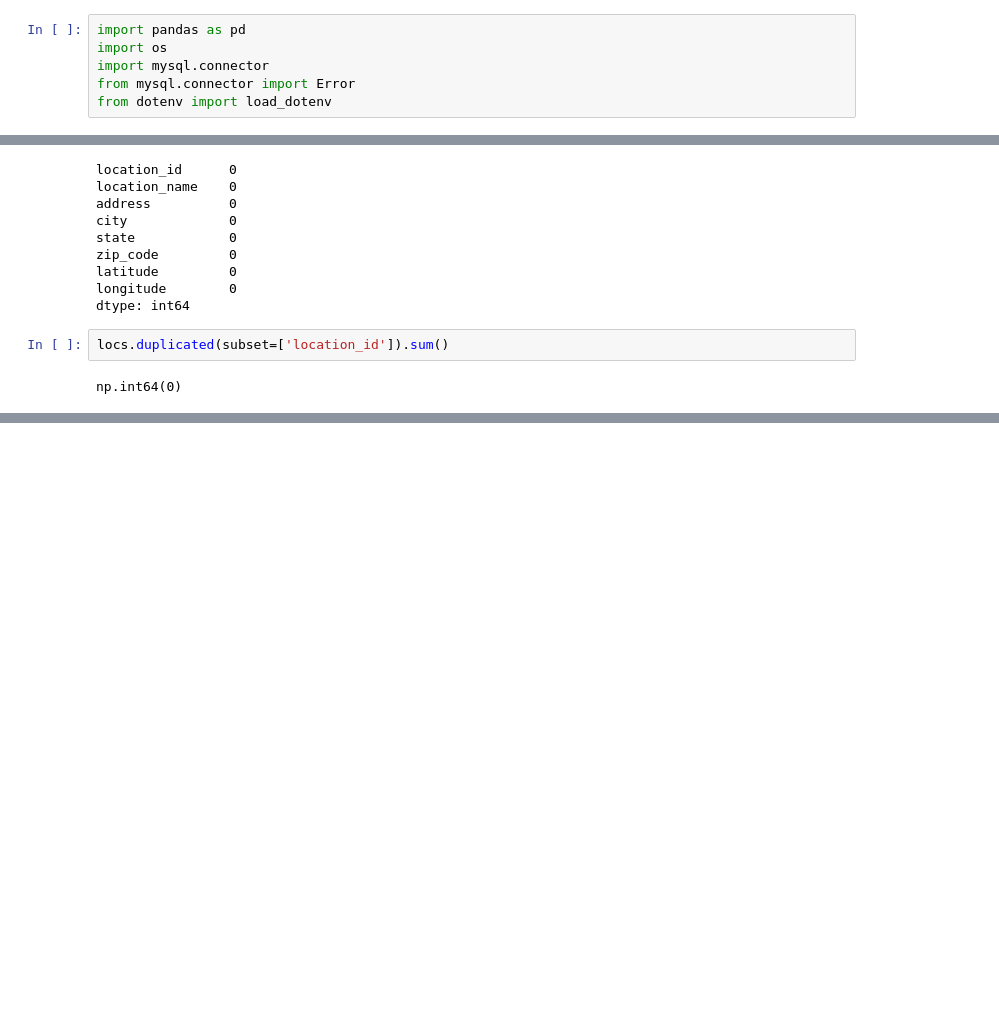
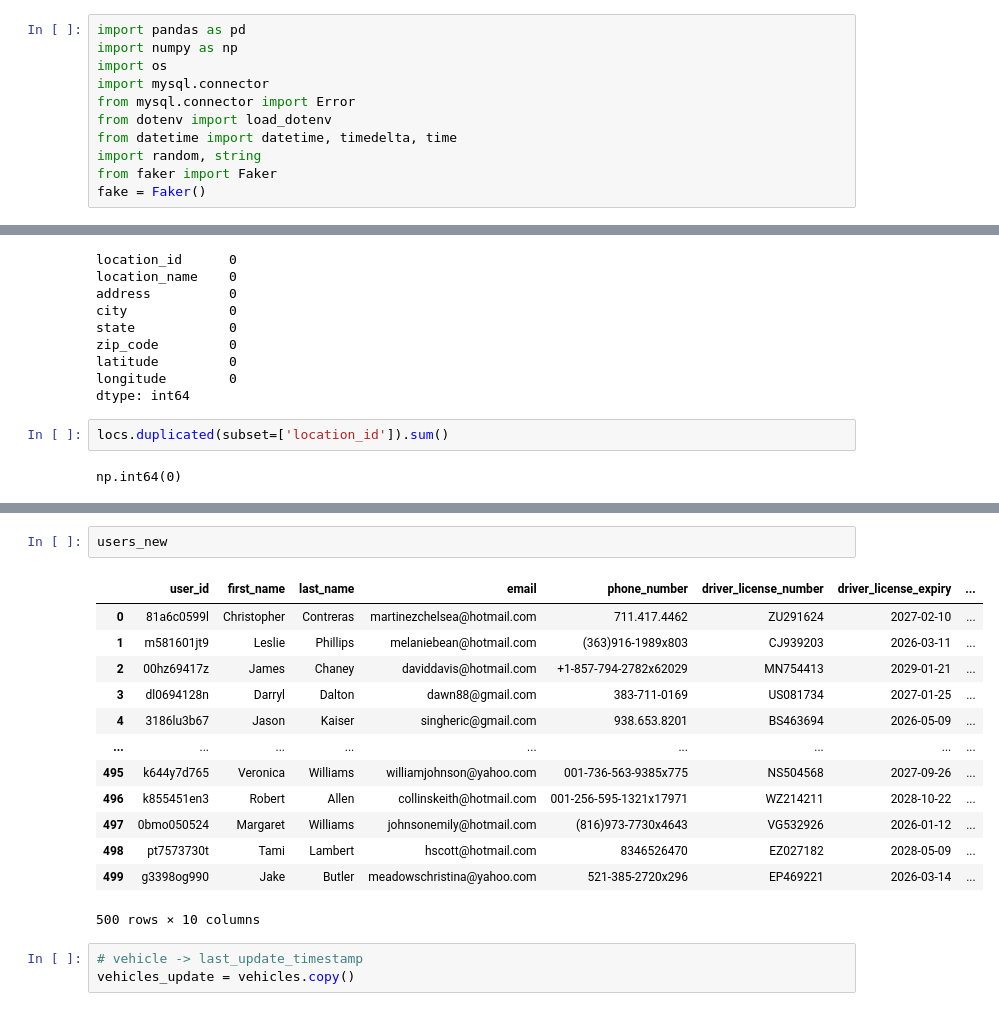
Before and after one commit to ghinakh/elt_rental_vehicle, a Jupyter notebook: code/prepared.ipynb, the cells around one changed output, grey strips where cells are left out. Saved outputs shown, nothing was run; the diff lists cells and outputs as text; blank space fills up the shorter version.

```diff
--- a/code/prepared.ipynb
+++ b/code/prepared.ipynb
@@ -1,8 +1,13 @@
 # %%
 import pandas as pd
+import numpy as np
 import os
 import mysql.connector
 from mysql.connector import Error
 from dotenv import load_dotenv
+from datetime import datetime, timedelta, time
+import random, string
+from faker import Faker
+fake = Faker()
 # %%
 base_dir = os.getcwd()
@@ -219,0 +371,19 @@ location.csv is clean.
+# %%
+users_new
+# %% [output]
+|  | user_id | first_name | last_name | email | phone_number | driver_license_number | driver_license_expiry | ... |
+| 0 | 81a6c0599l | Christopher | Contreras | martinezchelsea@hotmail.com | 711.417.4462 | ZU291624 | 2027-02-10 | ... |
+| 1 | m581601jt9 | Leslie | Phillips | melaniebean@hotmail.com | (363)916-1989x803 | CJ939203 | 2026-03-11 | ... |
+| 2 | 00hz69417z | James | Chaney | daviddavis@hotmail.com | +1-857-794-2782x62029 | MN754413 | 2029-01-21 | ... |
+| 3 | dl0694128n | Darryl | Dalton | dawn88@gmail.com | 383-711-0169 | US081734 | 2027-01-25 | ... |
+| 4 | 3186lu3b67 | Jason | Kaiser | singheric@gmail.com | 938.653.8201 | BS463694 | 2026-05-09 | ... |
+| ... | ... | ... | ... | ... | ... | ... | ... | ... |
+| 495 | k644y7d765 | Veronica | Williams | williamjohnson@yahoo.com | 001-736-563-9385x775 | NS504568 | 2027-09-26 | ... |
+| 496 | k855451en3 | Robert | Allen | collinskeith@hotmail.com | 001-256-595-1321x17971 | WZ214211 | 2028-10-22 | ... |
+| 497 | 0bmo050524 | Margaret | Williams | johnsonemily@hotmail.com | (816)973-7730x4643 | VG532926 | 2026-01-12 | ... |
+| 498 | pt7573730t | Tami | Lambert | hscott@hotmail.com | 8346526470 | EZ027182 | 2028-05-09 | ... |
+| 499 | g3398og990 | Jake | Butler | meadowschristina@yahoo.com | 521-385-2720x296 | EP469221 | 2026-03-14 | ... |
+500 rows × 10 columns
+# %%
+# vehicle -> last_update_timestamp
+vehicles_update = vehicles.copy()
```
Also changed, not shown: parts of 32 cells of this notebook.
